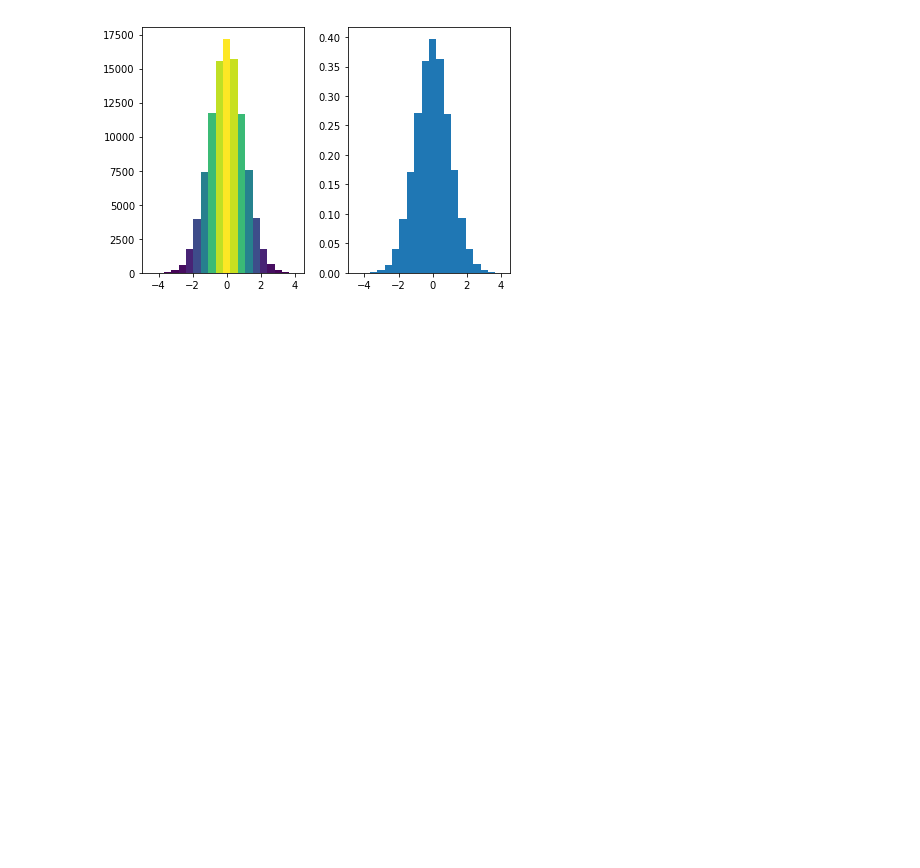
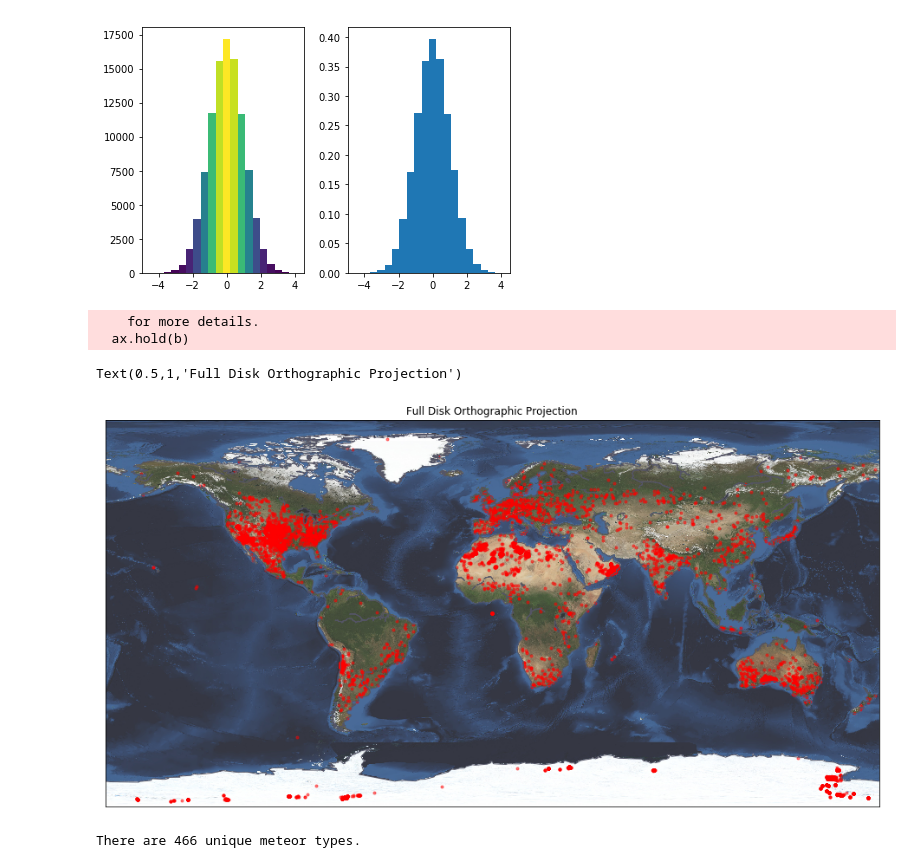
Before and after one commit to fcoba/Project-1, a Jupyter notebook: Kal_Project_1.ipynb, the cells around one changed output. Saved outputs shown, nothing was run; the diff lists cells and outputs as text; code cells hidden in the pictures; blank space fills up the shorter version.

Commit message:
Added plots to Kal file to work with

```diff
--- a/Kal_Project_1.ipynb
+++ b/Kal_Project_1.ipynb
@@ -208,3 +198,29 @@ axs[1].yaxis.set_major_formatter(PercentFormatter(xmax=1))
 # %% [output]
 NameError: name 'PercentFormatter' is not defined
 [figure]
+# %%
+# lon_0, lat_0 are the center point of the projection.
+# resolution = 'l' means use low resolution coastlines.
+fig = plt.figure(figsize=(16,11))
+# m = Basemap(projection='ortho',lon_0=-105,lat_0=40,resolution='l')
+m = Basemap()
+m.bluemarble(alpha=0.8)
+m.drawcoastlines(color="#555566", linewidth=1)
+plt.scatter(meteor['long'], meteor['lat'], c='red', marker='.', alpha=0.5)
+# m.drawcoastlines()
+# m.fillcontinents(color='coral',lake_color='aqua')
+# #draw parallels and meridians.
+# m.drawparallels(np.arange(-90.,120.,30.))
+# m.drawmeridians(np.arange(0.,420.,60.))
+# m.drawmapboundary(fill_color='aqua')
+plt.title("Full Disk Orthographic Projection")
+# %% [output]
+    for more details.
+  ax.hold(b)
+Text(0.5,1,'Full Disk Orthographic Projection')
+[figure, added]
+# %%
+n_types = meteor['type'].unique().size
+print(f'There are {n_types} unique meteor types.')
+# %% [output]
+There are 466 unique meteor types.
```
Also changed, not shown: parts of 4 cells of this notebook, 1 other file.
